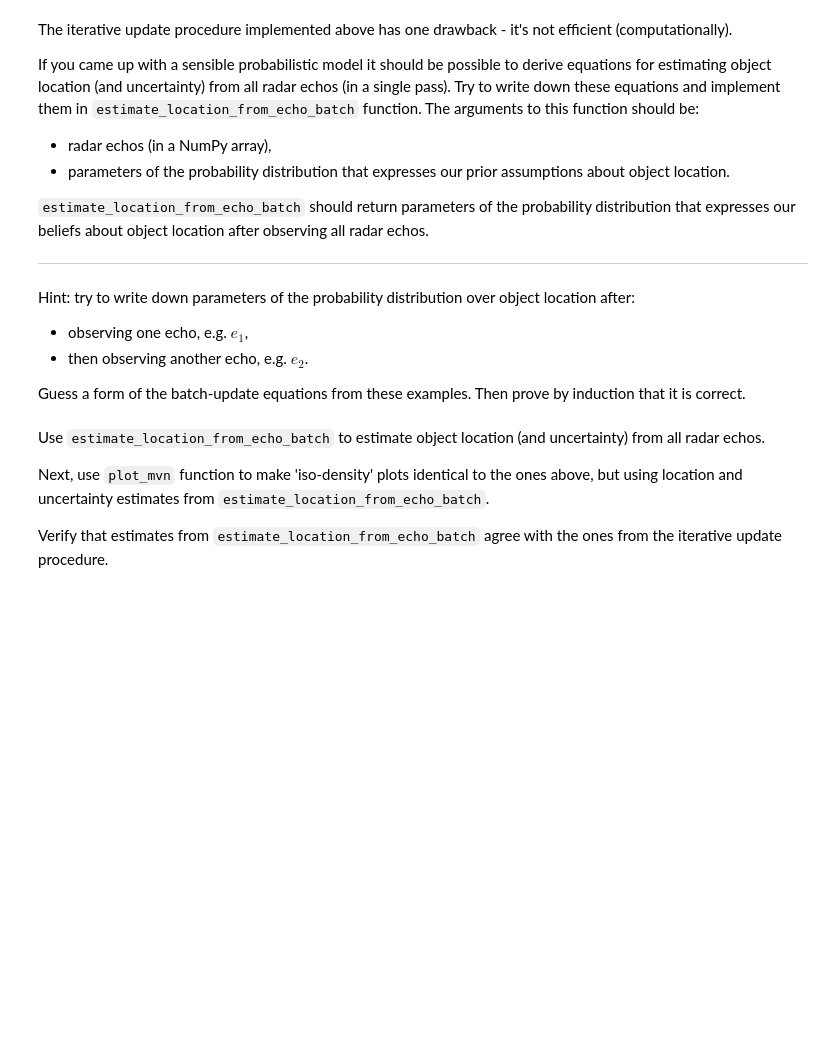
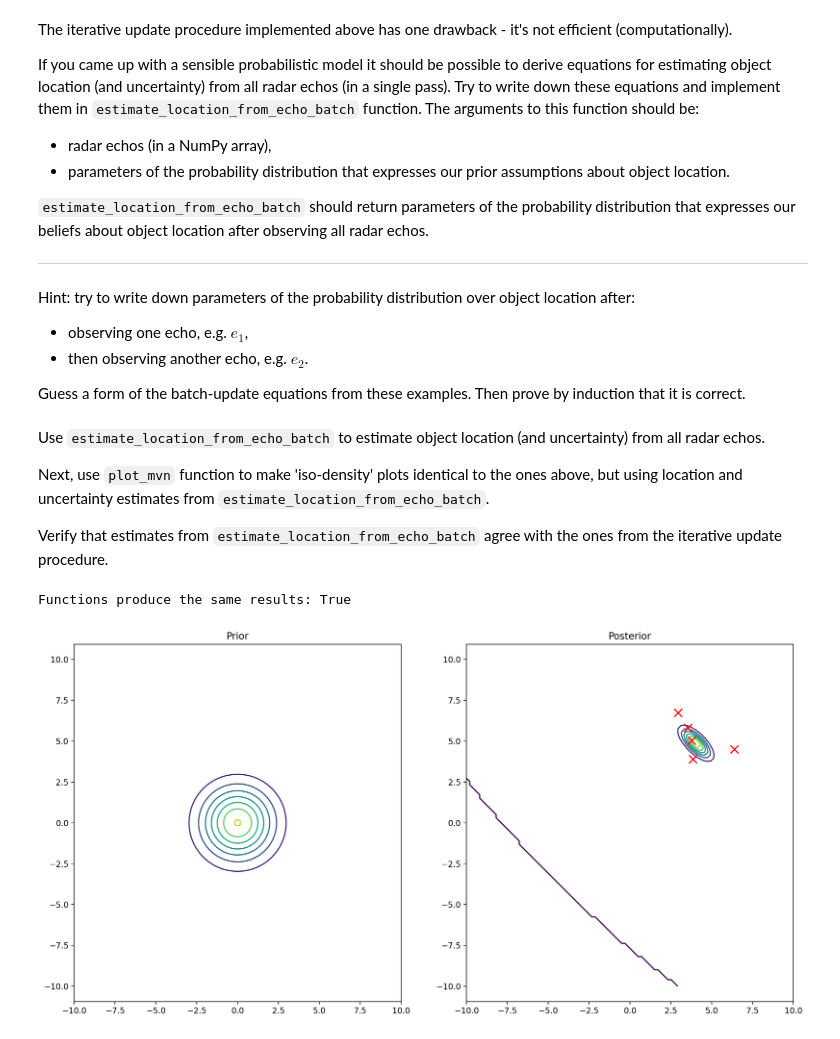
Before and after one commit to Mosder/agh, a Jupyter notebook: sem4/esum/lab2.ipynb, the cells around one changed output. Cells and saved outputs as stored; diff of their text form; code cells hidden in the pictures; blank space fills up the shorter version.

```diff
--- a/sem4/esum/lab2.ipynb
+++ b/sem4/esum/lab2.ipynb
@@ -176,3 +168,13 @@ raise Exception('Implement estimate_location_from_echo_batch function')
+# %%
+def estimate_location_from_echo_batch(x_mu, x_Sigma, ys, A, b, y_Sigma):
+    prec1 = inv(x_Sigma)
+    M = A.T @ inv(y_Sigma) @ A
+    sumN = A.T @ inv(y_Sigma) @ (sum(ys) - len(ys)*b)
+    O1 = prec1 @ x_mu
+
+    result_Sigma = inv(prec1 + len(ys) * M)
+    result_mu = result_Sigma @ (sumN + O1)
+    return result_mu, result_Sigma
 # %% [markdown]
 Use `estimate_location_from_echo_batch` to estimate object location (and uncertainty) from all radar echos.
 
@@ -186,0 +184,11 @@ raise Exception('Use estimate_location_from_echo_batch to estimate object locati
+# %%
+_, ax = plt.subplots(1, 2, figsize=(16,8))
+
+posterior_mu_batch, posterior_Sigma_batch = estimate_location_from_echo_batch(prior_mu, prior_Sigma, radar_echo_n, A, b, radar_echo_Sigma)
+plot_mvn(ax[0], prior_mu, prior_Sigma, title="Prior")
+plot_mvn(ax[1], posterior_mu_batch, posterior_Sigma_batch, radar_echo_n, title="Posterior")
+
+print(f"Functions produce the same results: {np.allclose(posterior_mu_iter, posterior_mu_batch) and np.allclose(posterior_Sigma_iter, posterior_Sigma_batch)}")
+# %% [output]
+Functions produce the same results: True
+[figure, added]
```
Also changed, not shown: parts of 5 cells of this notebook.
